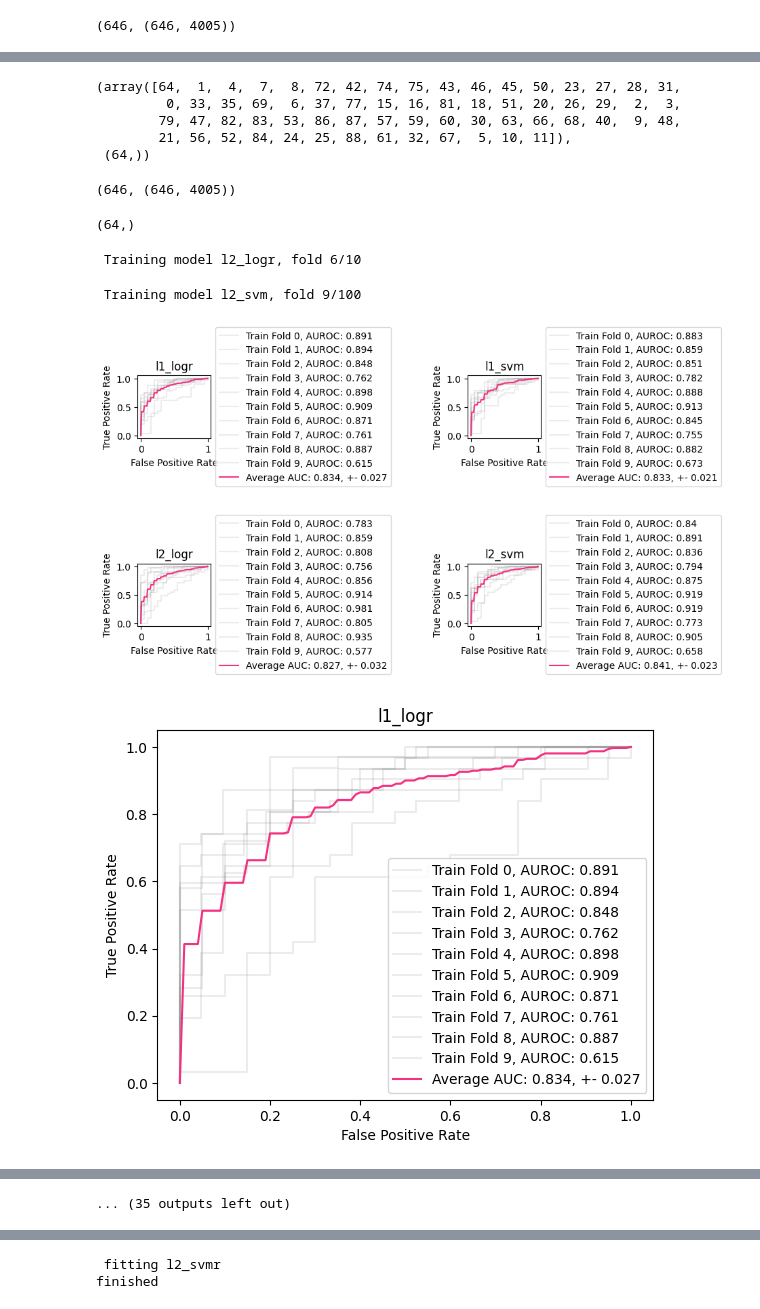
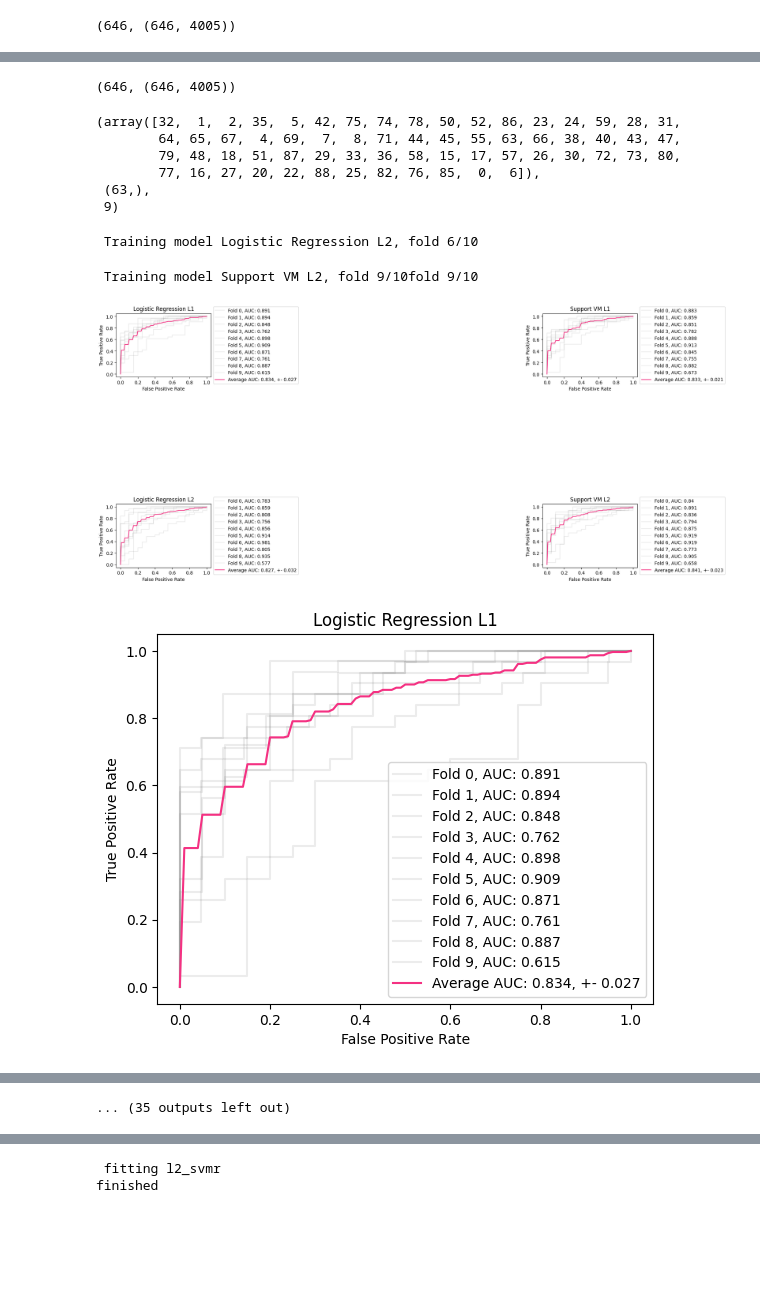
Before and after one commit to nykash/CannabisClassifier, a Jupyter notebook: graph_analysis.ipynb, the cells around one changed output, grey strips where cells are left out. Saved outputs shown, nothing was run; the diff lists cells and outputs as text; code cells hidden in the pictures; blank space fills up the shorter version.

```diff
--- a/graph_analysis.ipynb
+++ b/graph_analysis.ipynb
@@ -176,11 +178,15 @@ for i, (name, graph) in enumerate(graphs.items()):
     gn = gns[name]
 
 
-    sorted_indices = get_sorted_indices(graph, gn)
+    sorted_indices = get_sorted_indices(graph, gn, 64 if "double" in name else 90)
     sns.heatmap(np.rot90(np.mean(fcms[name], axis=0)[sorted_indices][:, sorted_indices]), ax=ax[i%2, i//2], cmap="PuRd")
 
     paint_neighbors(gn, ax[i%2, i//2])
     ax[i%2, i//2].set(title=name)
+    ax[i%2, i//2].xaxis.tick_top()
+    ax[i%2, i//2].set_xticks(ax[i%2, i//2].get_xticks(), ax[i%2, i//2].get_xticklabels(), rotation=90, ha='right')
+
+
 
 fig.suptitle("Sorted Weighted Functional Conectivity By Neighborhoods")
 fig.tight_layout()
@@ -189,15 +195,3 @@ fig.tight_layout()
-# %%
-selected_features = []
-for g in np.array(gns["pls_boosting"])[np.argsort([len(g) for g in gns["pls_boosting"]], axis=0)[::-1]][:]:
-    selected_features += g
-selected_features = np.array(selected_features)
-selected_features, selected_features.shape
-# %% [output]
-(array([64,  1,  4,  7,  8, 72, 42, 74, 75, 43, 46, 45, 50, 23, 27, 28, 31,
-         0, 33, 35, 69,  6, 37, 77, 15, 16, 81, 18, 51, 20, 26, 29,  2,  3,
-        79, 47, 82, 83, 53, 86, 87, 57, 59, 60, 30, 63, 66, 68, 40,  9, 48,
-        21, 56, 52, 84, 24, 25, 88, 61, 32, 67,  5, 10, 11]),
- (64,))
 # %%
 import numpy as np
 import pandas as pd
@@ -223,10 +217,21 @@ len(labels), inputs.shape
 # %%
 x_train, x_test = inputs[training == 1], inputs[training == 0]
 y_train, y_test = labels[training == 1], labels[training == 0]
-# %%
-selected_features.shape
-# %% [output]
-(64,)
+# %%
+selected_features = []
+l = 0
+for g in np.array(gns["Logistic Regression L1"])[np.argsort([len(g) for g in gns["Logistic Regression L1"]], axis=0)[::-1]]:
+    selected_features += g
+    l += 1
+selected_features = np.array(selected_features)#[:64]
+selected_features, selected_features.shape,l
+# %% [output]
+(array([32,  1,  2, 35,  5, 42, 75, 74, 78, 50, 52, 86, 23, 24, 59, 28, 31,
+        64, 65, 67,  4, 69,  7,  8, 71, 44, 45, 55, 63, 66, 38, 40, 43, 47,
+        79, 48, 18, 51, 87, 29, 33, 36, 58, 15, 17, 57, 26, 30, 72, 73, 80,
+        77, 16, 27, 20, 22, 88, 25, 82, 76, 85,  0,  6]),
+ (63,),
+ 9)
 # %%
 x_train_select = np.array([hv.convert_triangle_to_mat(h) for h in x_train])[:, selected_features, :][:, :, selected_features]
 x_test_select = np.array([hv.convert_triangle_to_mat(h) for h in x_test])[:, selected_features, :][:, :, selected_features]
@@ -236,15 +241,16 @@ x_test_select = np.array([uu.symm_mat_to_ut_vec(h) for h in x_test_select])
 # %%
 from sklearn.calibration import CalibratedClassifierCV
 
-class_weight = None#{0: 0.6, 1: 0.4}
+#class_weight = {0: 0.4, 1: 0.6}
 # best hyperparameters: l1_svm: 0.02, l2_svm: 0.2, l1_logr: 0.01, l2_logr: 0.1
-
+class_weight=None
 model_l1_svm = sklearn.linear_model.SGDClassifier(loss="hinge", penalty="l1", alpha=0.001, max_iter=1000000, random_state=1, class_weight=class_weight)
 model_l2_svm = sklearn.linear_model.SGDClassifier(loss="hinge", penalty="l2", alpha=0.05, max_iter=1000000, random_state=1, class_weight=class_weight)
 model_l1_logr = sklearn.linear_model.SGDClassifier(loss="log_loss", penalty="l1", alpha=0.001, max_iter=1000000, random_state=1, class_weight=class_weight)
 model_l2_logr = sklearn.linear_model.SGDClassifier(loss="log_loss", penalty="l2", alpha=0.05, max_iter=1000000, random_state=1, class_weight=class_weight)
 
-models = {"l1_logr":model_l1_logr, "l2_logr": model_l2_logr, "l1_svm":model_l1_svm, "l2_svm": model_l2_svm}
+models = {"Logistic Regression L1":model_l1_logr, "Logistic Regression L2": model_l2_logr,
+          "Support VM L1":model_l1_svm, "Support VM L2": model_l2_svm}
 # %%
 metrics = {
     "accuracy": lambda yh, pyh, y: sklearn.metrics.accuracy_score(y, yh),
@@ -252,7 +258,7 @@ metrics = {
 }
 
 folds = 10
-tot_fig, tot_ax = plt.subplots(2, 2)
+tot_fig, tot_ax = plt.subplots(2, 2, figsize=(17, 10))
 
 train_metrics = {}
 for ax_idx, (model_name, model) in enumerate(models.items()):
@@ -286,7 +292,7 @@ for ax_idx, (model_name, model) in enumerate(models.items()):
         train_metrics[model_name][j]["fpr_tpr"] = (fpr, tpr)
         train_metrics[model_name][j]["auc"] = viz_data.roc_auc
 
-        roc = ax.plot(fpr, tpr, alpha=0.15, color="gray", label=f"Train Fold {j}, AUROC: {np.round(train_metrics[model_name][j]['auc'], 3)}")
+        roc = ax.plot(fpr, tpr, alpha=0.15, color="gray", label=f"Fold {j}, AUC: {np.round(train_metrics[model_name][j]['auc'], 3)}")
         tot_ax[ax_idx%2, ax_idx//2].plot(fpr, tpr, alpha=0.15, color="gray", label=f"Fold {j}, AUROC: {np.round(train_metrics[model_name][j]['auc'], 3)}")
         train_metrics[model_name][j]["roc_plot"] = roc
 
@@ -294,37 +300,37 @@ for ax_idx, (model_name, model) in enumerate(models.items()):
         tpr[0] = 0.0
         tprs.append(tpr)
 
         print("\r", f"Training model {model_name}, fold {j}/{folds}", end="")
 
     tprs = np.array(tprs)
     mean_tprs = tprs.mean(axis=0)
 
     aucs = [m['auc'] for _, m in train_metrics[model_name].items()]
     mean_auc = np.mean(aucs)
     sd_auc = np.std(aucs)
 
     ci = 0.95 * sd_auc / np.sqrt(len(aucs))
 
     ax.plot(base_fpr, mean_tprs, color="#F43182", label=f"Average AUC: {np.round(mean_auc, 3)}, +- {np.round(ci, 3)}")
     handles, labels = ax.get_legend_handles_labels()
     ax.legend(handles, labels)
     tot_ax[ax_idx%2, ax_idx//2].plot(base_fpr, mean_tprs, color="#F43182", label=f"Average AUC: {np.round(mean_auc, 3)}, +- {np.round(ci, 3)}")
     box = tot_ax[ax_idx%2, ax_idx//2].get_position()
     tot_ax[ax_idx%2, ax_idx//2].set_position([box.x0, box.y0, box.width * 0.8, box.height])
     tot_ax[ax_idx%2, ax_idx//2].legend(handles, labels, loc='center left', bbox_to_anchor=(1, 0.5))
 
 
     ax.set(xlabel="False Positive Rate", ylabel="True Positive Rate", title=model_name)
     tot_ax[ax_idx%2, ax_idx//2].set(xlabel="False Positive Rate", ylabel="True Positive Rate", title=model_name)
 
     train_metrics[model_name]["roc_curve"] = fig
 
 tot_fig.subplots_adjust(left=0.07, right=1, wspace=3.5, hspace=2)
 # %% [output]
- Training model l2_logr, fold 6/10
+ Training model Logistic Regression L2, fold 6/10
- Training model l2_svm, fold 9/100
+ Training model Support VM L2, fold 9/10fold 9/10
-[figure, old version]
+[figure, new version]
-[figure, old version]
+[figure, new version]
 [figure]
 [figure]
 [figure]
```
Also changed, not shown: parts of 35 cells of this notebook.
